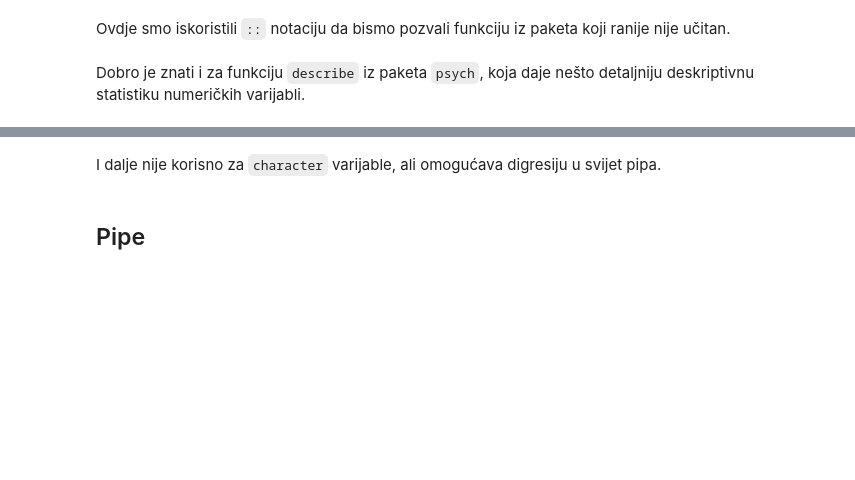
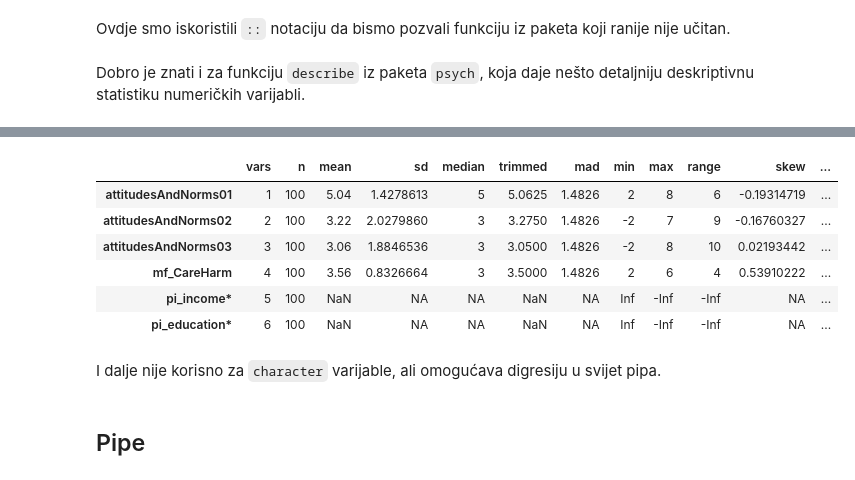
Before and after one commit to vdeni/rdionica, a Jupyter notebook: jupyter-notebook/priprema_podaci_upitnik.ipynb, the cells around one changed output, grey strips where cells are left out. Saved outputs shown, nothing was run; the diff lists cells and outputs as text; code cells hidden in the pictures; blank space fills up the shorter version.

```diff
--- a/jupyter-notebook/priprema_podaci_upitnik.ipynb
+++ b/jupyter-notebook/priprema_podaci_upitnik.ipynb
@@ -151,4 +279,5 @@ Dobro je znati i za funkciju `describe` iz paketa `psych`, koja daje nešto deta
 podaci %>%
 dplyr::select(., attitudesAndNorms01:attitudesAndNorms03,
               mf_CareHarm, pi_income, pi_education) %>%
-psych::describe(.)
+psych::describe(.) %>% print(.)
+# %% [output]
@@ -155,3 +291,10 @@ psych::describe(.)
+|  | vars | n | mean | sd | median | trimmed | mad | min | max | range | skew | ... |
+| attitudesAndNorms01 | 1 | 100 | 5.04 | 1.4278613 | 5 | 5.0625 | 1.4826 | 2 | 8 | 6 | -0.19314719 | ... |
+| attitudesAndNorms02 | 2 | 100 | 3.22 | 2.0279860 | 3 | 3.2750 | 1.4826 | -2 | 7 | 9 | -0.16760327 | ... |
+| attitudesAndNorms03 | 3 | 100 | 3.06 | 1.8846536 | 3 | 3.0500 | 1.4826 | -2 | 8 | 10 | 0.02193442 | ... |
+| mf_CareHarm | 4 | 100 | 3.56 | 0.8326664 | 3 | 3.5000 | 1.4826 | 2 | 6 | 4 | 0.53910222 | ... |
+| pi_income* | 5 | 100 | NaN | NA | NA | NaN | NA | Inf | -Inf | -Inf | NA | ... |
+| pi_education* | 6 | 100 | NaN | NA | NA | NaN | NA | Inf | -Inf | -Inf | NA | ... |
 # %% [markdown]
 I dalje nije korisno za `character` varijable, ali omogućava digresiju u svijet pipa.
 # %% [markdown]
```
Also changed, not shown: parts of 75 cells of this notebook, 4 other files.
